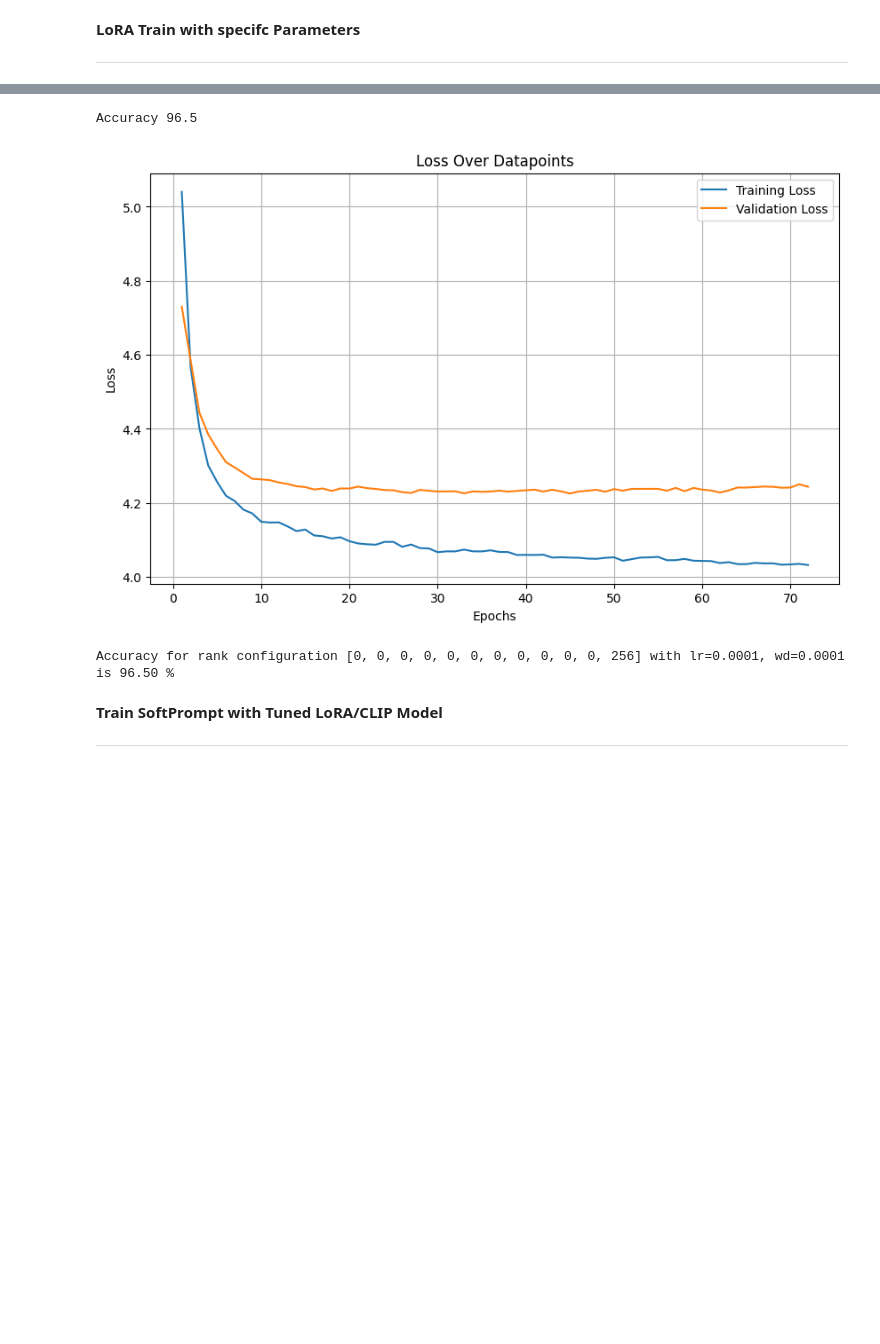
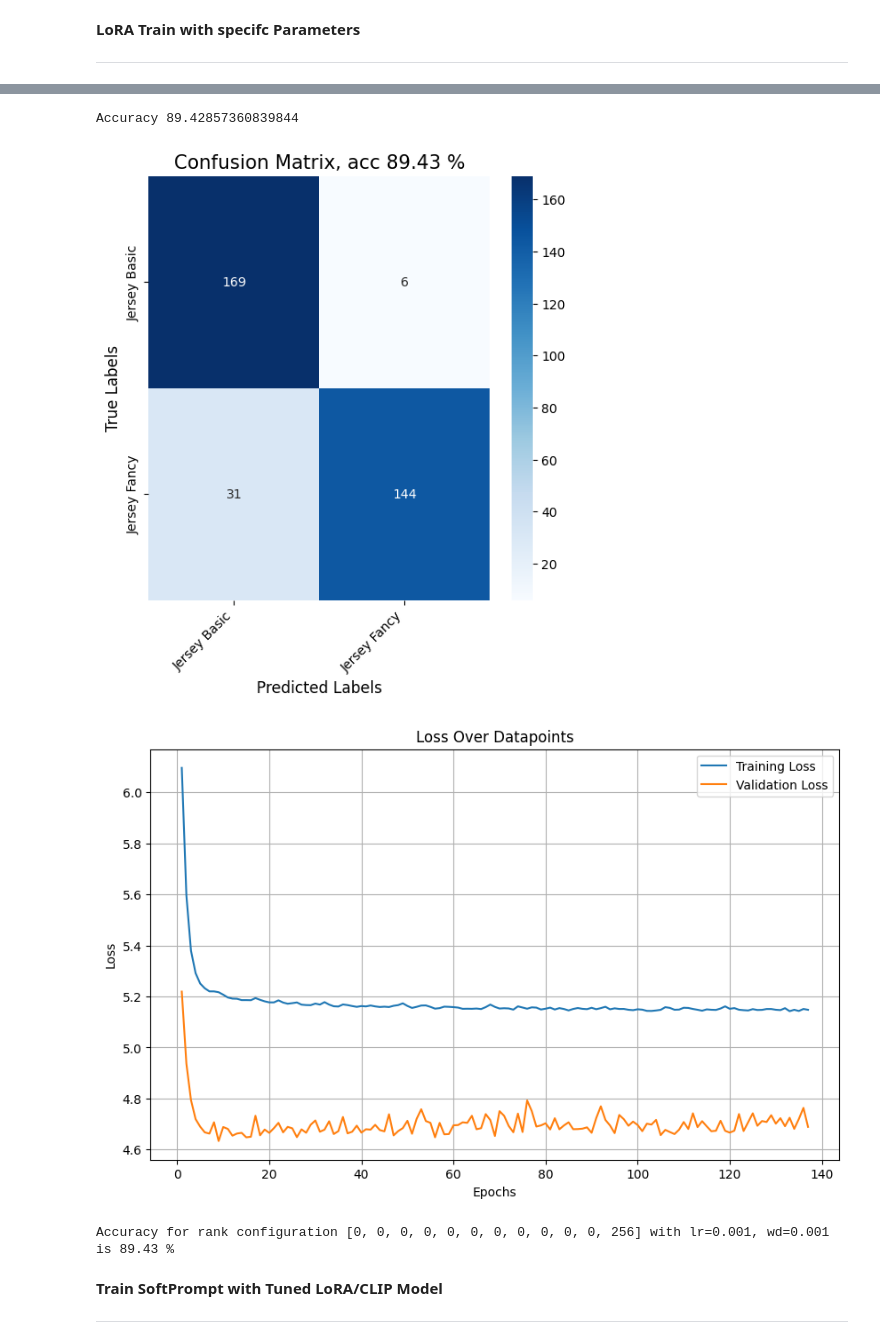
Before and after one commit to Samin765/DD2430_Project, a Jupyter notebook: src/main.ipynb, the cells around one changed output, grey strips where cells are left out. Cells and saved outputs as stored; diff of their text form; code cells hidden in the pictures; blank space fills up the shorter version.

Commit message:
[FIX] Fixed early stop for LoRA, evaluated model on worst classes

```diff
--- a/src/main.ipynb
+++ b/src/main.ipynb
@@ -80,11 +80,12 @@ processor.feature_extractor.do_rescale = False # make sure image values: False=>
 ## Create new dataset
 This will create a new dataset and save it as a .pth to google drive. If you getan error, then it is most likely becuase you can not make a daatset that large.
 # %%
-n_samples = 250
+n_samples = 520
 main_class = 'garment_group_name'
-#subclasses = ['Unknown', 'Special Offers', 'some other', 'Woven/Jersey/Knitted mix Baby']
-subclasses = ['Shirts', 'Shoes', 'Socks and Tights', 'Accessories']
-include = True # only include the given subcasses or exclude
+#subclasses = ['Unknown', 'Special Offers', 'some other', 'Woven/Jersey/Knitted mix Baby']#exclude
+#subclasses = ['Shirts', 'Shoes', 'Socks and Tights', 'Accessories']#include
+subclasses = ['Jersey Fancy', 'Jersey Basic', 'Swimwear', 'Shorts']
+include = False # False if only the given classes
 # %%
 if CREATE_NEW_DATASET:
     hm_dataset = datasets.create_dataset(n_samples, main_class, subclasses,
@@ -171,6 +172,7 @@ clip = {'m':model, 'p':processor}
 hp ={'hyperp':[5], 'best_losses':[], 'params':[]}
 for num_soft in hp['hyperp']:
     ft = training.FinetuneCLIP(dataloaders, clip, 300)
+    ft.es['pat']=40
     ft.initialize({'num_soft':num_soft, 'add':''})
     ft.tt['soft'], ft.tt['LoRA'], ft.tt['image_fc']  = 1, 0,0 #soft
     _, train_p = ft.train()
@@ -246,8 +250,10 @@ for result in results:
 ---
 # %%
 ranks = [0, 0, 0, 0, 0, 0, 0, 0,0, 0, 0, 256]  # Only apply LoRA with rank 64 to the last layer
-lr = 1e-04
-wd = 0.0001
+
+#ranks = [256, 256, 256, 256, 256, 256, 256, 256,256, 256, 256, 256]  # Only apply LoRA with rank 64 to the last layer
+lr = 1e-03
+wd = 0.001
 epochs_num = 500
 lora_layers = []
 
@@ -262,19 +268,21 @@ dataloaders = {'train':dataloaders_tr_va_te['train'],
 ft = training.FinetuneCLIP(dataloaders, clip, epochs = epochs_num )
 
 # Initialize LoRA training with current hyperparameters
-ft.tt['soft'], ft.tt['LoRA'], ft.tt['image_fc'] = 0, 1 , 0  # Enable LoRA
-ft.initialize({'LoRA': lora_params_attention, 'lr': lr, 'weight_decay': wd})
+ft.tt['soft'], ft.tt['LoRA'], ft.tt['image_fc'] = 0, 1 ,0 # Enable LoRA
+ft.initialize({'LoRA': lora_params_attention, 'lr': lr, 'weight_decay': wd, 'num_soft':num_soft, 'add':''})
+
 ft.count_parameters()
 
 # Set the optimizer parameters for learning rate and weight decay
 #ft.optimizer_params = {'lr': lr, 'weight_decay': wd}  # Ensure your FinetuneCLIP handles this
 
 # Train the model
+ft.es['pat']=30
 ft.train()
 
 # Evaluate the model
 all_predictions, all_labels, acc = ft.eval(False)
-#utils.confussion_matrix(all_labels, all_predictions, list(dataloaders['test'].dataset.class_to_id.keys()), F1=False)
+utils.confussion_matrix(all_labels, all_predictions, list(dataloaders['test'].dataset.class_to_id.keys()), F1=False)
 ft.plot_loss()
 
 print(f"Accuracy for rank configuration {ranks} with lr={lr}, wd={wd} is {acc:.2f} %")
@@ -291,6 +299,7 @@ Total number of parameters in the optimizer: 1048576
-Accuracy 96.5
+Accuracy 89.42857360839844
-[figure, old version]
+[figure, new version]
+[figure, added]
-Accuracy for rank configuration [0, 0, 0, 0, 0, 0, 0, 0, 0, 0, 0, 256] with lr=0.0001, wd=0.0001 is 96.50 %
+Accuracy for rank configuration [0, 0, 0, 0, 0, 0, 0, 0, 0, 0, 0, 256] with lr=0.001, wd=0.001 is 89.43 %
 # %% [markdown]
 **Train SoftPrompt with Tuned LoRA/CLIP Model**
 
```
Also changed, not shown: parts of 6 cells of this notebook, 4 other files.
